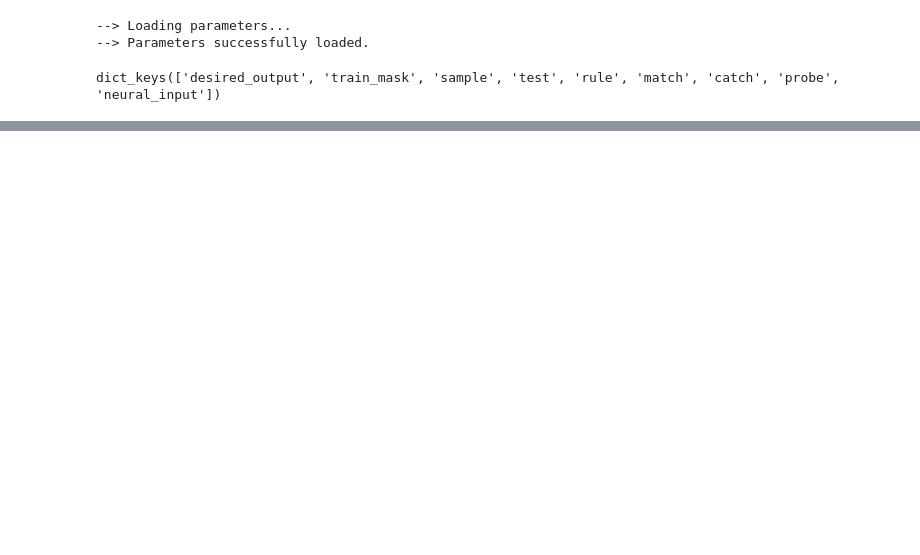
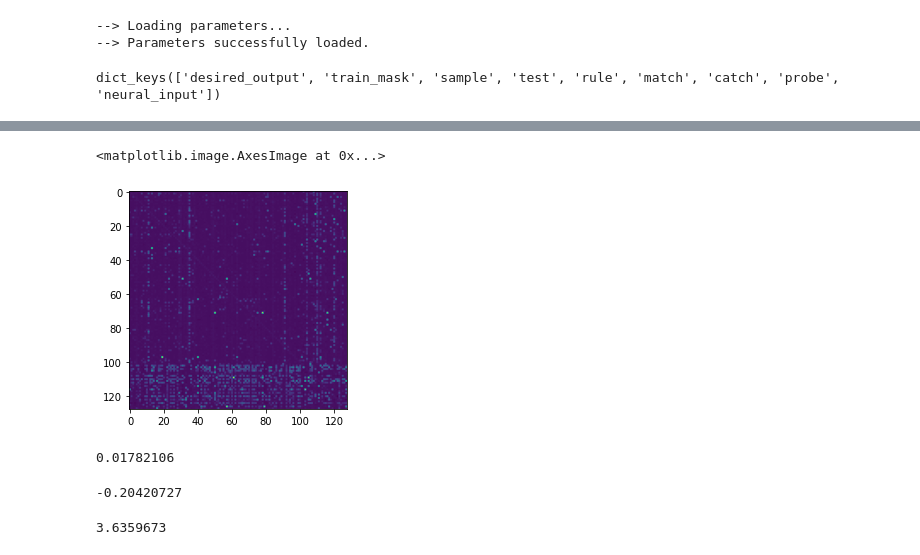
Before and after one commit to freedmanlab/bioRNN, a Jupyter notebook: example.ipynb, the cells around one changed output, grey strips where cells are left out. Cells and saved outputs as stored; diff of their text form; code cells hidden in the pictures; blank space fills up the shorter version.

```diff
--- a/example.ipynb
+++ b/example.ipynb
@@ -137,0 +142,17 @@ NameError: name 'task_idx' is not defined
+# %%
+plt.imshow(rnn.w_rnn.numpy())
+# %% [output]
+<matplotlib.image.AxesImage at 0x...>
+[figure, added]
+# %%
+np.mean(rnn.w_rnn.numpy())
+# %% [output]
+0.01782106
+# %%
+np.amin(rnn.w_rnn.numpy())
+# %% [output]
+-0.20420727
+# %%
+np.amax(rnn.w_rnn.numpy())
+# %% [output]
+3.6359673
```
Also changed, not shown: parts of 8 cells of this notebook.
